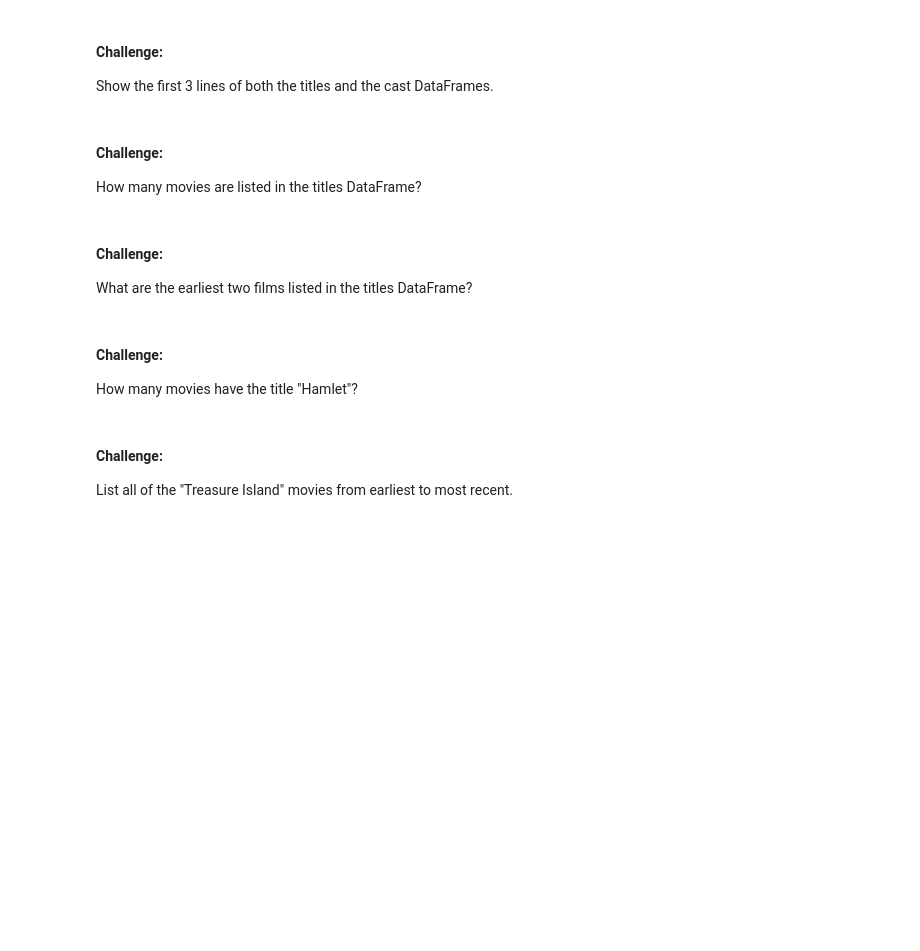
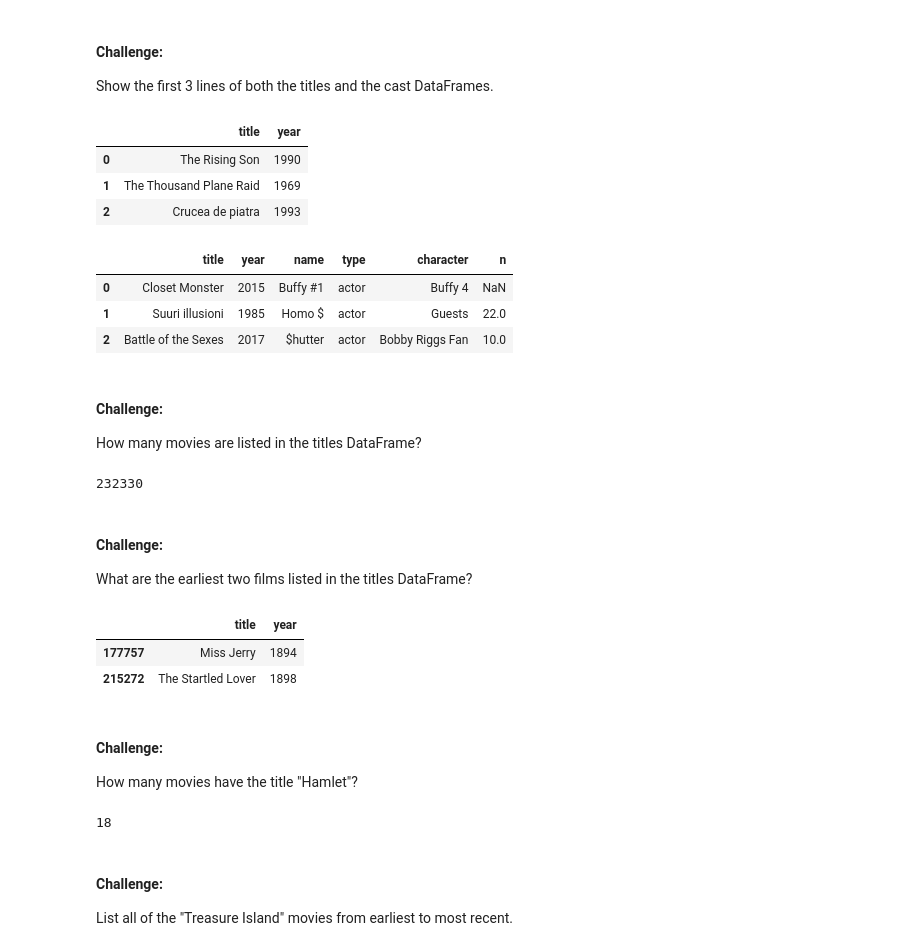
Before and after one commit to NakaFrozn/SI618, a Jupyter notebook: inclass/SI_618_Day_02_Pandas_I.ipynb, the cells around one changed output. Drawn from its saved outputs; the diff is of its cells as text; code cells hidden in the pictures; blank space fills up the shorter version.

```diff
--- a/inclass/SI_618_Day_02_Pandas_I.ipynb
+++ b/inclass/SI_618_Day_02_Pandas_I.ipynb
@@ -791,3 +1247,19 @@ Show the first 3 lines of both the titles and the cast DataFrames.
+# %%
+# list the first 3 rows of titles DataFrame
+titles.head(3)
+# %% [output]
+|  | title | year |
+| 0 | The Rising Son | 1990 |
+| 1 | The Thousand Plane Raid | 1969 |
+| 2 | Crucea de piatra | 1993 |
+# %%
+# list the first 3 rows of cast DataFrame
+cast.head(3)
+# %% [output]
+|  | title | year | name | type | character | n |
+| 0 | Closet Monster | 2015 | Buffy #1 | actor | Buffy 4 | NaN |
+| 1 | Suuri illusioni | 1985 | Homo $ | actor | Guests | 22.0 |
+| 2 | Battle of the Sexes | 2017 | $hutter | actor | Bobby Riggs Fan | 10.0 |
 # %% [markdown]
 #### Challenge:
 How many movies are listed in the titles DataFrame?
@@ -796,3 +1266,8 @@ How many movies are listed in the titles DataFrame?
+# %%
+# count the movies in titles Dataframe
+len(titles)
+# %% [output]
+232330
 # %% [markdown]
 #### Challenge:
 What are the earliest two films listed in the titles DataFrame?
@@ -801,3 +1274,10 @@ What are the earliest two films listed in the titles DataFrame?
+# %%
+# list the earliest two films in titles DataFrame
+titles.sort_values('year').head(2)
+# %% [output]
+|  | title | year |
+| 177757 | Miss Jerry | 1894 |
+| 215272 | The Startled Lover | 1898 |
 # %% [markdown]
 #### Challenge:
 How many movies have the title "Hamlet"?
@@ -806,3 +1284,8 @@ How many movies have the title "Hamlet"?
+# %%
+# count the movies with the title "Hamlet" in titles DataFrame
+len(titles[titles.title == "Hamlet"])
+# %% [output]
+18
 # %% [markdown]
 #### Challenge:
 List all of the "Treasure Island" movies from earliest to most recent.
```
Also changed, not shown: parts of 73 cells of this notebook, 3 other files.
